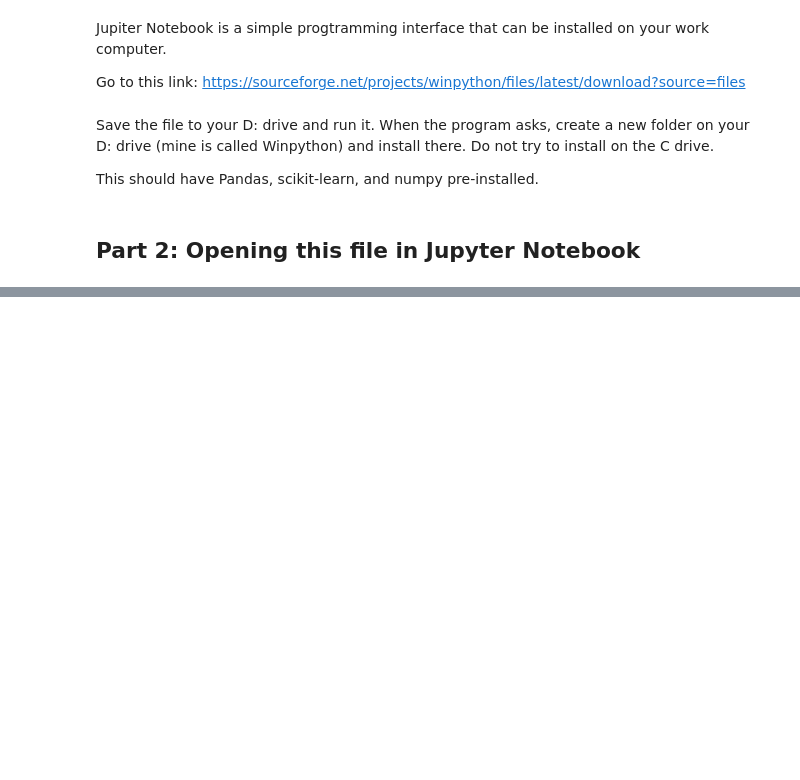
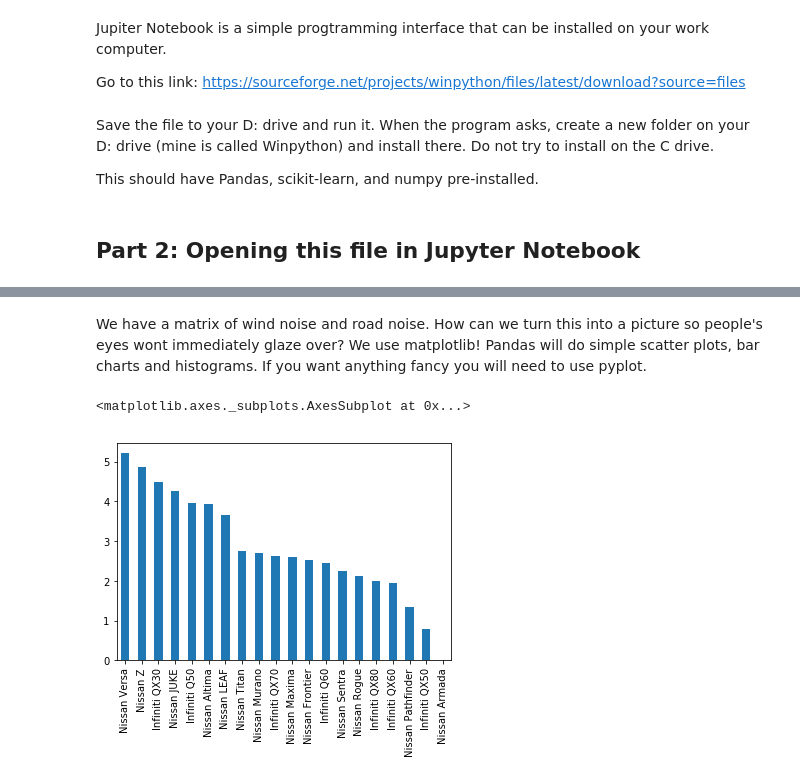
Before and after one commit to kpeterso/PythonTutorial, a Jupyter notebook: Python Pandas tutorial.ipynb, the cells around one changed output, grey strips where cells are left out. Cells and saved outputs as stored; diff of their text form; code cells hidden in the pictures; blank space fills up the shorter version.

```diff
--- a/Python Pandas tutorial.ipynb
+++ b/Python Pandas tutorial.ipynb
@@ -21,0 +257,4 @@ If you are still reading this on Github, download this file and put it into the
+# %%
+#Lets rename those columns to have more descriptive names
+modelNoisePPH.columns = ['Wind Noise PPH','Road Noise PPH','Sample Size']
+modelNoisePPH
@@ -21,0 +302,7 @@ If you are still reading this on Github, download this file and put it into the
+# %%
+#Lets filter out the low sample size valuse so we don't mistake them for outliers.
+#first, set a minimum sample size
+minSampleSize = 50
+#now get a list of vehicles with sample sizes less than the minimum
+vehicleDropList = list(modelNoisePPH[modelNoisePPH['Sample Size'] < minSampleSize].index)
+vehicleDropList
@@ -21,0 +311,5 @@ If you are still reading this on Github, download this file and put it into the
+# %%
+#Now we can use this list to drop those vehicles from our dataframe
+modelNoisePPH = modelNoisePPH.drop(vehicleDropList)
+#Notice the horizontal axis is default, so I dont need to include it
+modelNoisePPH
@@ -21,0 +334,4 @@ If you are still reading this on Github, download this file and put it into the
+# %%
+#Lets sort by wind noise PPH
+modelNoisePPHSorted = modelNoisePPH.sort_values(by='Wind Noise PPH', ascending=False)
+modelNoisePPHSorted
@@ -21,0 +356,2 @@ If you are still reading this on Github, download this file and put it into the
+# %% [markdown]
+We have a matrix of wind noise and road noise. How can we turn this into a picture so people's eyes wont immediately glaze over? We use matplotlib! Pandas will do simple scatter plots, bar charts and histograms. If you want anything fancy you will need to use pyplot.
@@ -21,0 +363,6 @@ If you are still reading this on Github, download this file and put it into the
+# %%
+#Now create a bar plot (for more info, go to https://pandas.pydata.org/pandas-docs/stable/visualization.html)
+modelNoisePPHSorted['Wind Noise PPH'].plot(kind='bar')
+# %% [output]
+<matplotlib.axes._subplots.AxesSubplot at 0x...>
+[figure, added]
```
Also changed, not shown: parts of 34 cells of this notebook.
